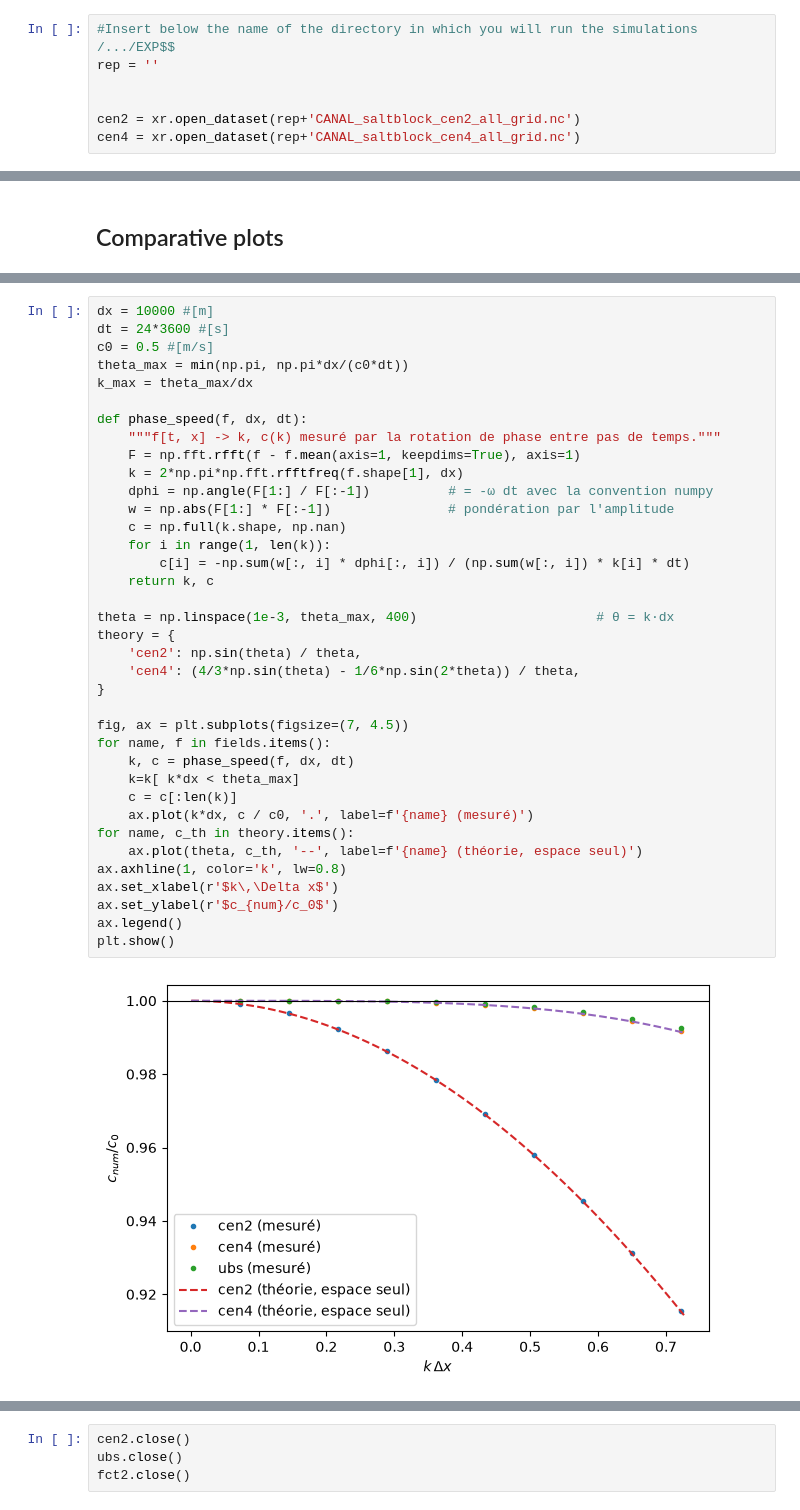
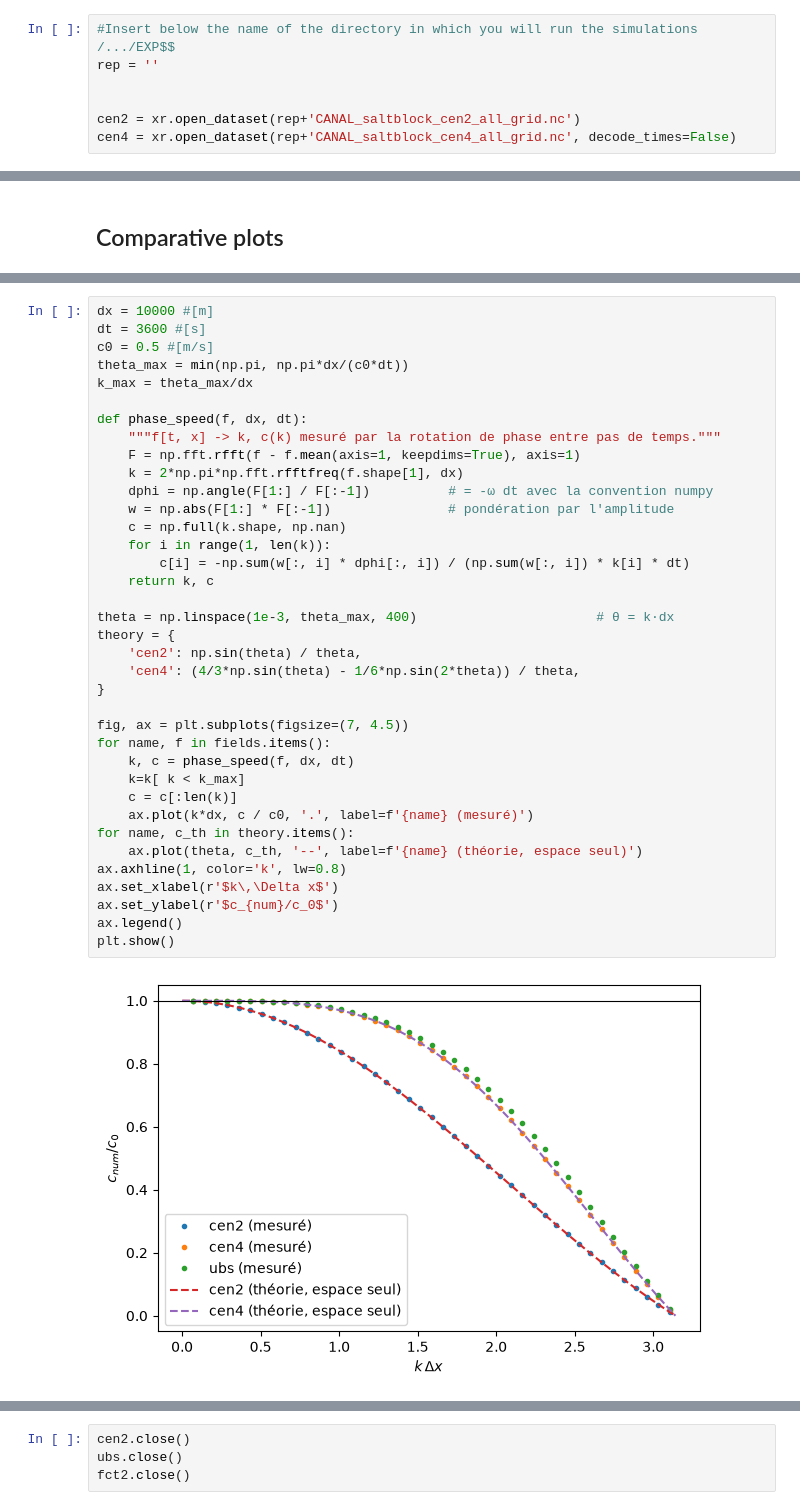
Before and after one commit to justinebuisson606/NEMO_Demonstrators, a Jupyter notebook: Demonstrator 1.ipynb, the cells around one changed output, grey strips where cells are left out. Cells and saved outputs as stored; diff of their text form.

```diff
--- a/Demonstrator 1.ipynb
+++ b/Demonstrator 1.ipynb
@@ -121,4 +114,4 @@ rep = ''
 
 
 cen2 = xr.open_dataset(rep+'CANAL_saltblock_cen2_all_grid.nc')
-cen4 = xr.open_dataset(rep+'CANAL_saltblock_cen4_all_grid.nc')
+cen4 = xr.open_dataset(rep+'CANAL_saltblock_cen4_all_grid.nc', decode_times=False)
@@ -535,6 +429,6 @@ ax.legend(); plt.show()
 # %%
 dx = 10000 #[m]
-dt = 24*3600 #[s]
+dt = 3600 #[s]
 c0 = 0.5 #[m/s]
 theta_max = min(np.pi, np.pi*dx/(c0*dt))
 k_max = theta_max/dx
@@ -542,35 +436,35 @@ k_max = theta_max/dx
 def phase_speed(f, dx, dt):
     """f[t, x] -> k, c(k) mesuré par la rotation de phase entre pas de temps."""
     F = np.fft.rfft(f - f.mean(axis=1, keepdims=True), axis=1)
     k = 2*np.pi*np.fft.rfftfreq(f.shape[1], dx)
     dphi = np.angle(F[1:] / F[:-1])          # = -ω dt avec la convention numpy
     w = np.abs(F[1:] * F[:-1])               # pondération par l'amplitude
     c = np.full(k.shape, np.nan)
     for i in range(1, len(k)):
         c[i] = -np.sum(w[:, i] * dphi[:, i]) / (np.sum(w[:, i]) * k[i] * dt)
     return k, c
 
 theta = np.linspace(1e-3, theta_max, 400)                       # θ = k·dx
 theory = {
     'cen2': np.sin(theta) / theta,
     'cen4': (4/3*np.sin(theta) - 1/6*np.sin(2*theta)) / theta,
 }
 
 fig, ax = plt.subplots(figsize=(7, 4.5))
 for name, f in fields.items():
     k, c = phase_speed(f, dx, dt)
-    k=k[ k*dx < theta_max]
+    k=k[ k < k_max]
     c = c[:len(k)]
     ax.plot(k*dx, c / c0, '.', label=f'{name} (mesuré)')
 for name, c_th in theory.items():
     ax.plot(theta, c_th, '--', label=f'{name} (théorie, espace seul)')
 ax.axhline(1, color='k', lw=0.8)
 ax.set_xlabel(r'$k\,\Delta x$')
 ax.set_ylabel(r'$c_{num}/c_0$')
 ax.legend()
 plt.show()
 # %% [output]
-[figure, old version]
+[figure, new version]
 # %%
 from matplotlib.colors import LogNorm
 
```
Also changed, not shown: parts of 30 cells of this notebook.
